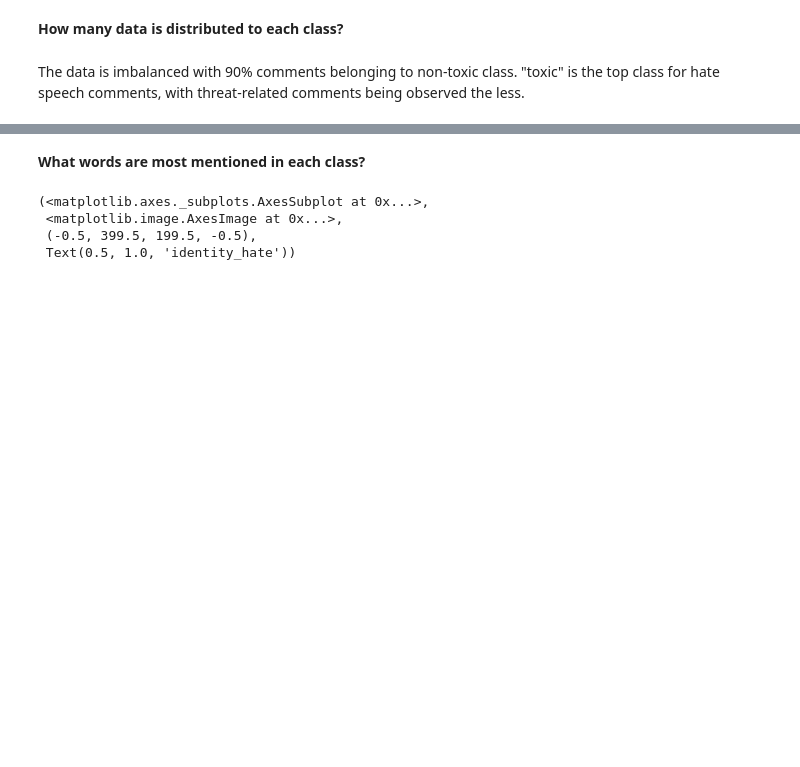
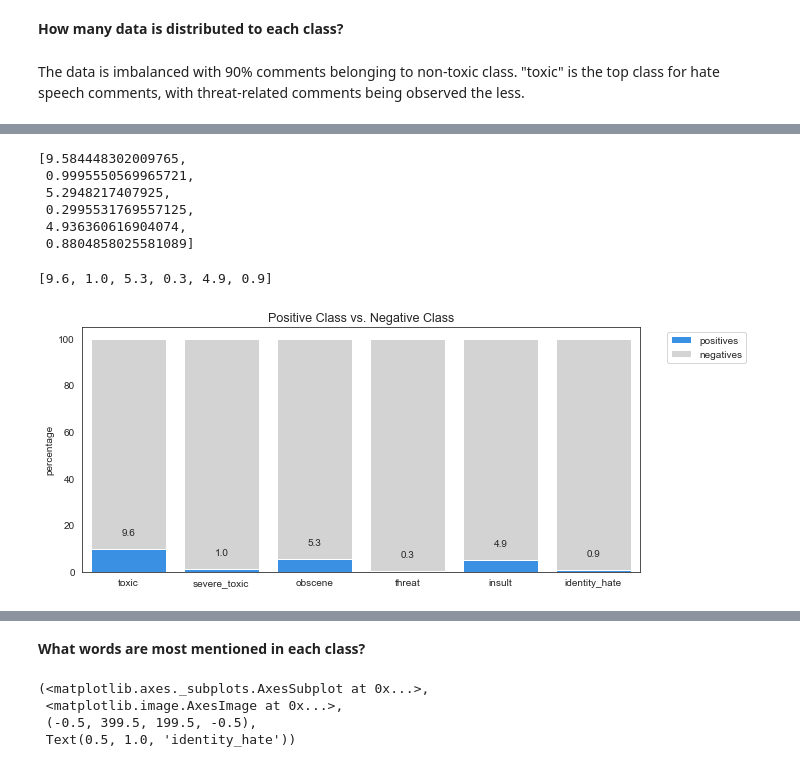
Before and after one commit to dorislin27/toxic_comment_classifier, a Jupyter notebook: classifier_toxic_comment.ipynb, the cells around one changed output, grey strips where cells are left out. Drawn from its saved outputs; the diff is of its cells as text; code cells hidden in the pictures; blank space fills up the shorter version.

```diff
--- a/classifier_toxic_comment.ipynb
+++ b/classifier_toxic_comment.ipynb
@@ -315,0 +312,31 @@ for rect, total in zip(rects, total):
+# %%
+positives
+# %% [output]
+[9.584448302009765,
+ 0.9995550569965721,
+ 5.2948217407925,
+ 0.2995531769557125,
+ 4.936360616904074,
+ 0.8804858025581089]
+# %%
+[round(positive,1) for positive in positives]
+# %% [output]
+[9.6, 1.0, 5.3, 0.3, 4.9, 0.9]
+# %%
+# Plot 100% stacked bar chart to show the imbalance between positive and negative instances
+plt.figure(figsize = (10,4.5))
+ax1 = sns.barplot(list(class_data.columns), positives, label ='positives', color = 'dodgerblue')
+ax2 = sns.barplot(list(class_data.columns),nagatives, bottom= positives, label = 'negatives',  color = 'lightgray')
+plt.legend(bbox_to_anchor = (1.2, 1),loc='upper right')
+plt.title("Positive Class vs. Negative Class", fontsize = 12.5)
+plt.ylabel("percentage")
+#adding the text labels
+rects = ax1.patches
+labels = [round(positive,1) for positive in positives]
+for rect, label in zip(rects, labels):
+    height = rect.get_height()
+    ax1.text(rect.get_x() + rect.get_width()/2, height + 5, label, ha='center', va='bottom')
+
+plt.show()
+# %% [output]
+[figure, added]
```
Also changed, not shown: parts of 39 cells of this notebook.
